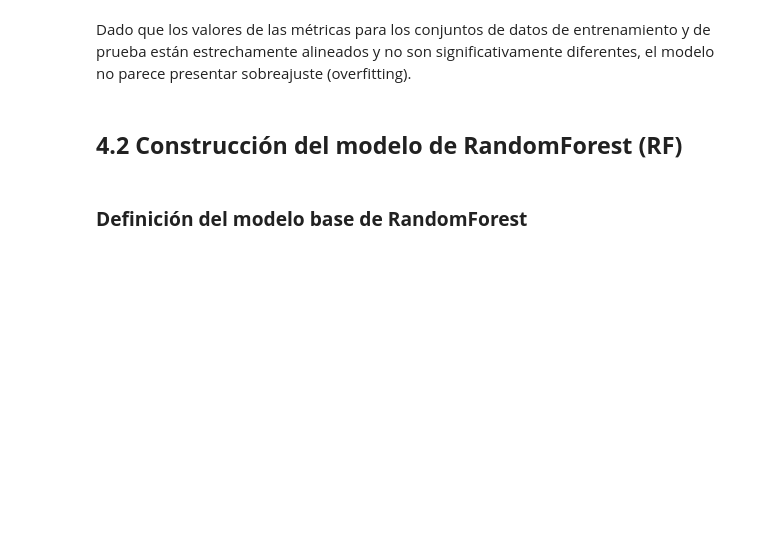
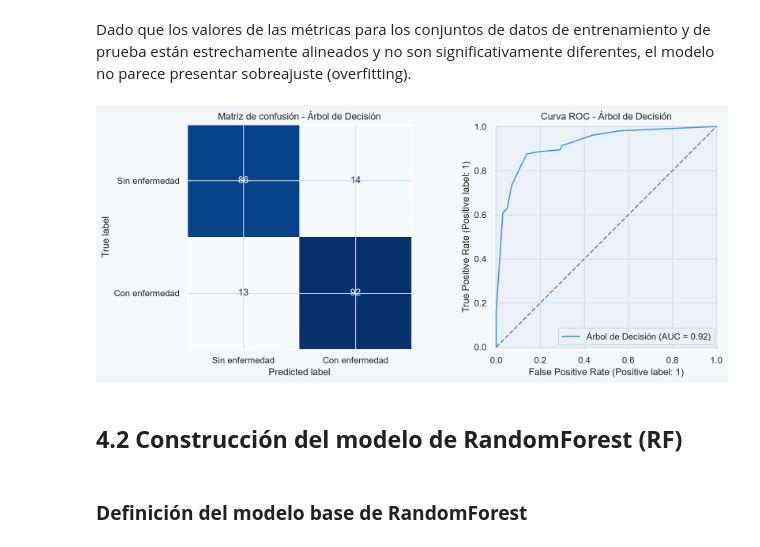
Before and after one commit to david-ramirezl/deteccion-riesgo-cardiovascular, a Jupyter notebook: notebooks/deteccion_riesgo_cardiovascular.ipynb, the cells around one changed output. Drawn from its saved outputs; the diff is of its cells as text; code cells hidden in the pictures; blank space fills up the shorter version.

```diff
--- a/notebooks/deteccion_riesgo_cardiovascular.ipynb
+++ b/notebooks/deteccion_riesgo_cardiovascular.ipynb
@@ -651,7 +794,8 @@ grid_parametros_dt = {
     'clasificador__criterion': ['gini', 'entropy'],
     'clasificador__max_depth': [2, 3, 4],
     'clasificador__min_samples_split': [2, 3, 4],
-    'clasificador__min_samples_leaf': [1, 2, 3]
+    'clasificador__min_samples_leaf': [1, 2, 3],
+    'clasificador__class_weight': [None, 'balanced']
 }
 # %%
 # Llamar a la función para el ajuste de hiperparámetros
@@ -671,5 +836,35 @@ print(classification_report(y_test, mejor_dt.predict(X_test)))
 # %% [markdown]
 Dado que los valores de las métricas para los conjuntos de datos de entrenamiento y de prueba están estrechamente alineados y no son significativamente diferentes, el modelo no parece presentar sobreajuste (overfitting).
+# %%
+def visualizar_resultados(modelo, X_test, y_test, nombre):
+
+    fig, ax = plt.subplots(1, 2, figsize=(12, 5))
+
+    # Matriz de confusión
+    ConfusionMatrixDisplay.from_estimator(
+        modelo, X_test, y_test,
+        display_labels=['Sin enfermedad', 'Con enfermedad'],
+        cmap='Blues',
+        colorbar=False,
+        ax=ax[0]
+    )
+    ax[0].set_title(f'Matriz de confusión - {nombre}')
+
+    # Curva ROC
+    RocCurveDisplay.from_estimator(
+        modelo, X_test, y_test,
+        ax=ax[1],
+        name=nombre
+    )
+    ax[1].plot([0, 1], [0, 1], '--', color='gray')
+    ax[1].set_title(f'Curva ROC - {nombre}')
+
+    plt.tight_layout()
+    plt.show()
+# %%
+visualizar_resultados(mejor_dt, X_test, y_test, 'Árbol de Decisión')
+# %% [output]
+[figure, added]
 # %% [markdown]
 ## **4.2 Construcción del modelo de RandomForest (RF)**
 # %% [markdown]
```
Also changed, not shown: parts of 67 cells of this notebook, 1 other file.
